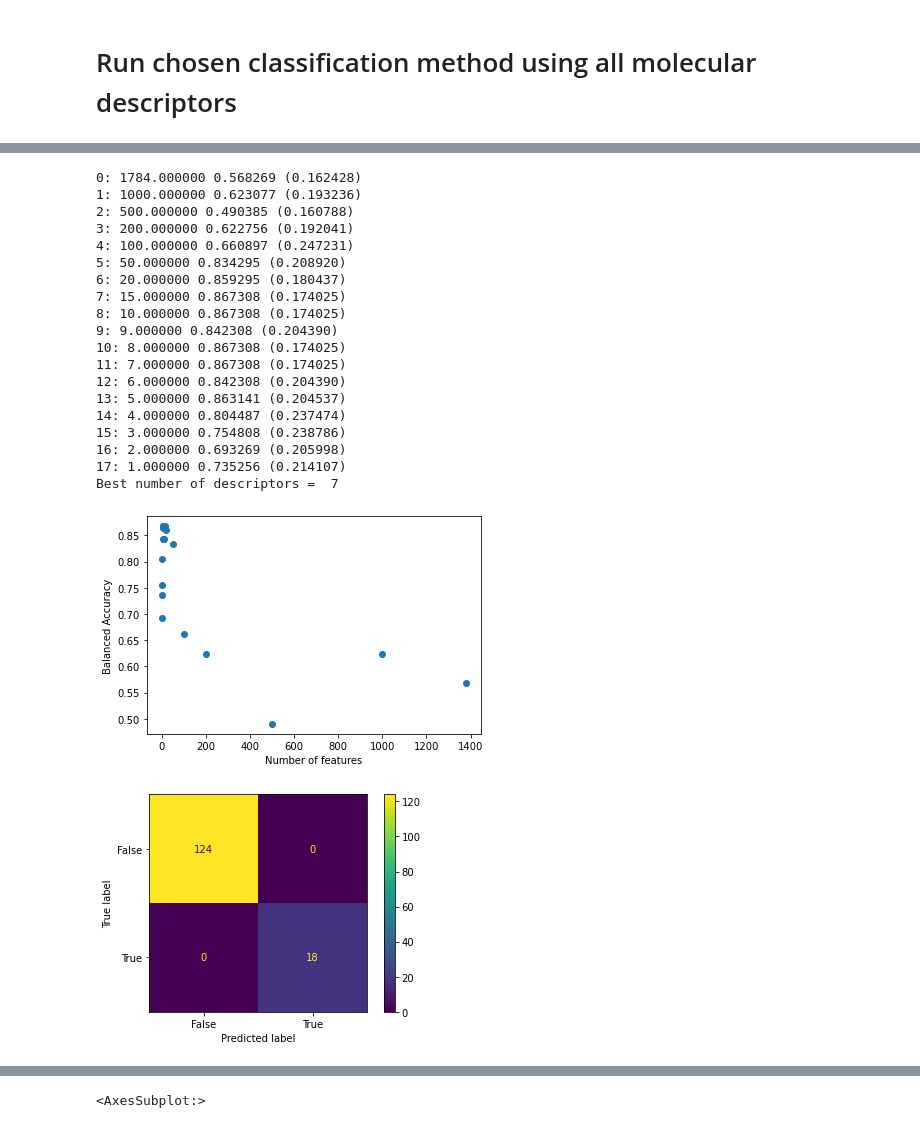
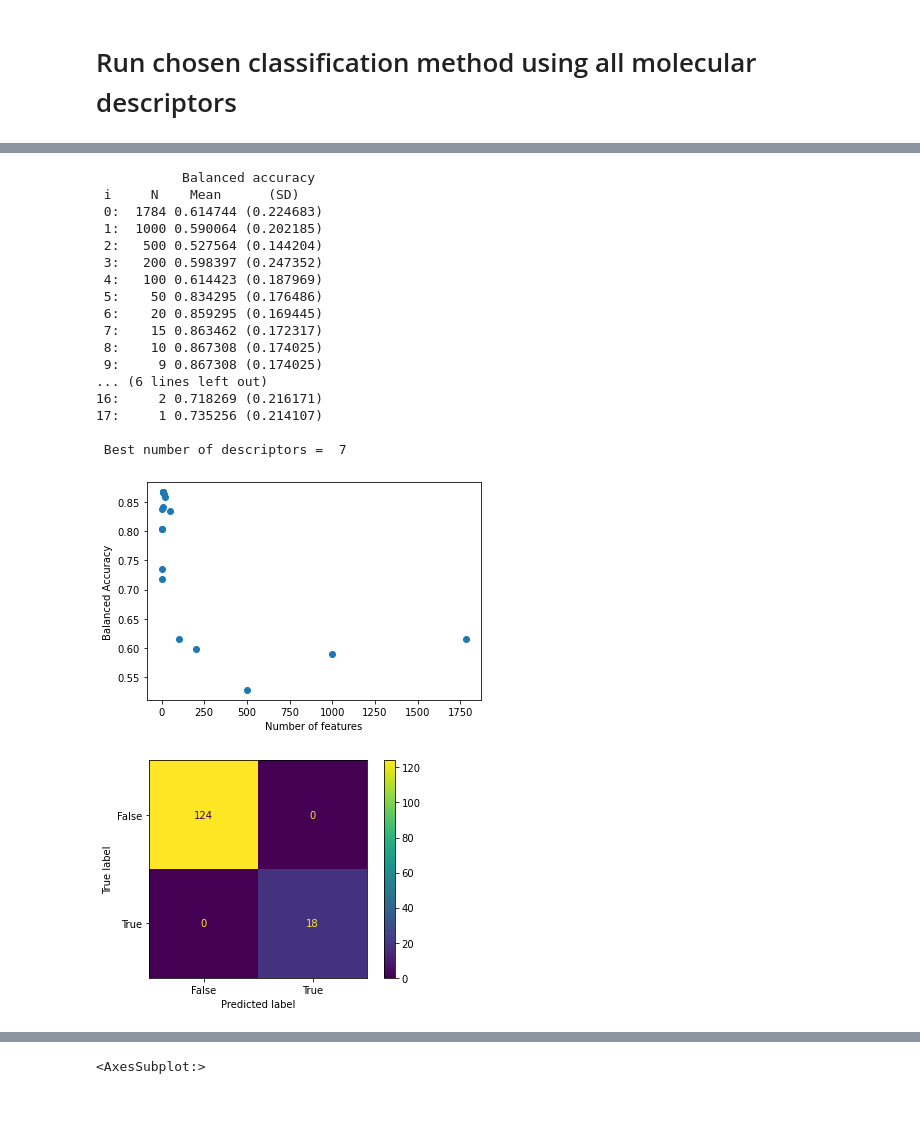
Before and after one commit to kaislaughter/Ionizable_drug_siRNA_complexation, a Jupyter notebook: 5. Initial classification analysis for siRNA complexation screening data.ipynb, the cells around one changed output, grey strips where cells are left out. Drawn from its saved outputs; the diff is of its cells as text; code cells hidden in the pictures.

```diff
--- a/5. Initial classification analysis for siRNA complexation screening data.ipynb
+++ b/5. Initial classification analysis for siRNA complexation screening data.ipynb
@@ -234 +247,6 @@ cm_test(clf,x,y)
+# %%
+# defining array of number of features to test
+N = [1000,500,200,100,50,20,15,10,9,8,7,6,5,4,3,2,1]
+N_out = N.copy()
+N_out.insert(0,len(x.columns))
 # %%
@@ -308,15 +329,0 @@ Best number of descriptors =  50
-# %%
-N = [1000,500,200,100,50,20,15,10,9,8,7,6,5,4,3,2,1]
-
-clf = KNeighborsClassifier()
-feat_r = red_feats_prefit(clf,x,y,N,'RFE')
-
-N_best,scores,stdevs = feat_comp(clf,feat_r,x,y)
-print('Best number of descriptors = ',N[N_best-1])
-#N_best = 13;
-cm_test(clf,x[feat_r[N_best]],y)
-
-N_out = N
-N_out.insert(0,1784)
-KNN_scores = pd.DataFrame({'N':N_out,'Scores':scores,'SD':stdevs})
-KNN_scores.to_csv('KNN_scores.csv')
@@ -325,37 +330,38 @@ ValueError: when `importance_getter=='auto'`, the underlying estimator KNeighbor
 # %%
-N = [1000,500,200,100,50,20,15,10,9,8,7,6,5,4,3,2,1]
+# Decision Tree
+clf = DecisionTreeClassifier(class_weight='balanced')
 
-clf=DecisionTreeClassifier(class_weight='balanced')
-feat_r = red_feats(clf,x,y,N,'RFE')
+# determine features for each number defined in N
+feat_r = multi_feat_red(clf,x,y,N,'RFE')
 
-N_best,scores,stdevs = feat_comp(clf,feat_r,x,y)
-print('Best number of descriptors = ',N[N_best-1])
-#N_best = 13;
+# determine scores for each set of features
+N_best,scores,stdevs = feat_comp(clf,feat_r,x,y,len(x.columns))
+
+print('\n Best number of descriptors = ',N[N_best])
+
+# show confusion matrix for best number of descriptors
 cm_test(clf,x[feat_r[N_best]],y)
 
-N_out = N
-N_out.insert(0,1784)
+# output scores to data file
 DT_scores = pd.DataFrame({'N':N_out,'Scores':scores,'SD':stdevs})
-DT_scores.to_csv('DT_scores.csv')
+DT_scores.to_csv('Data_files/For_plotting/model1_DT_scores.csv')
 # %% [output]
-0: 1784.000000 0.568269 (0.162428)
-1: 1000.000000 0.623077 (0.193236)
-2: 500.000000 0.490385 (0.160788)
-3: 200.000000 0.622756 (0.192041)
-4: 100.000000 0.660897 (0.247231)
-5: 50.000000 0.834295 (0.208920)
-6: 20.000000 0.859295 (0.180437)
-7: 15.000000 0.867308 (0.174025)
-8: 10.000000 0.867308 (0.174025)
-9: 9.000000 0.842308 (0.204390)
-10: 8.000000 0.867308 (0.174025)
-11: 7.000000 0.867308 (0.174025)
-12: 6.000000 0.842308 (0.204390)
-13: 5.000000 0.863141 (0.204537)
-14: 4.000000 0.804487 (0.237474)
-15: 3.000000 0.754808 (0.238786)
-16: 2.000000 0.693269 (0.205998)
-17: 1.000000 0.735256 (0.214107)
-Best number of descriptors =  7
+           Balanced accuracy
+ i     N    Mean      (SD)
+ 0:  1784 0.614744 (0.224683)
+ 1:  1000 0.590064 (0.202185)
+ 2:   500 0.527564 (0.144204)
+ 3:   200 0.598397 (0.247352)
+ 4:   100 0.614423 (0.187969)
+ 5:    50 0.834295 (0.176486)
+ 6:    20 0.859295 (0.169445)
+ 7:    15 0.863462 (0.172317)
+ 8:    10 0.867308 (0.174025)
+ 9:     9 0.867308 (0.174025)
+... (6 lines left out)
+16:     2 0.718269 (0.216171)
+17:     1 0.735256 (0.214107)
+
+ Best number of descriptors =  7
-[figure, old version]
+[figure, new version]
 [figure]
```
Also changed, not shown: parts of 28 cells of this notebook, 7 other files.
